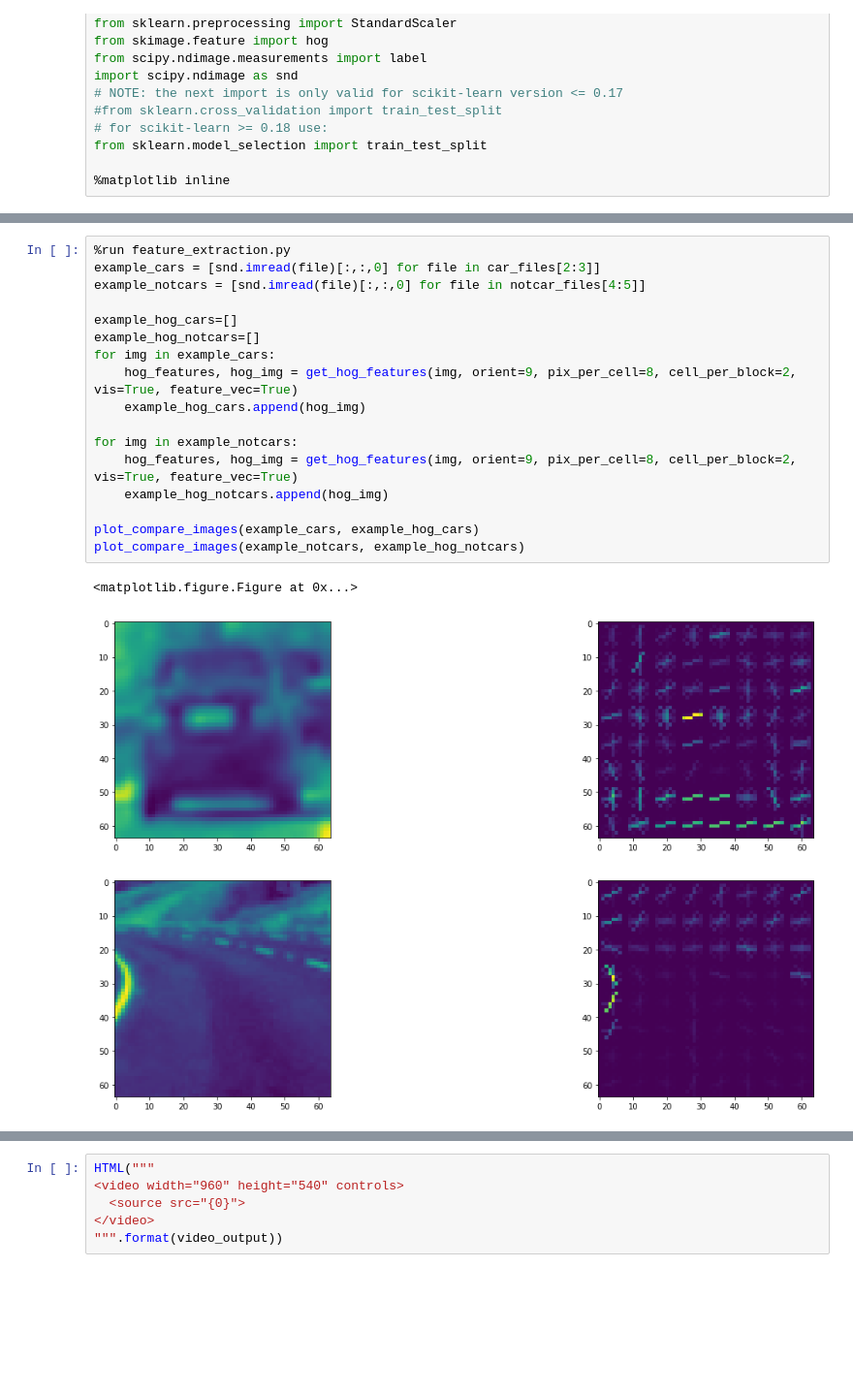
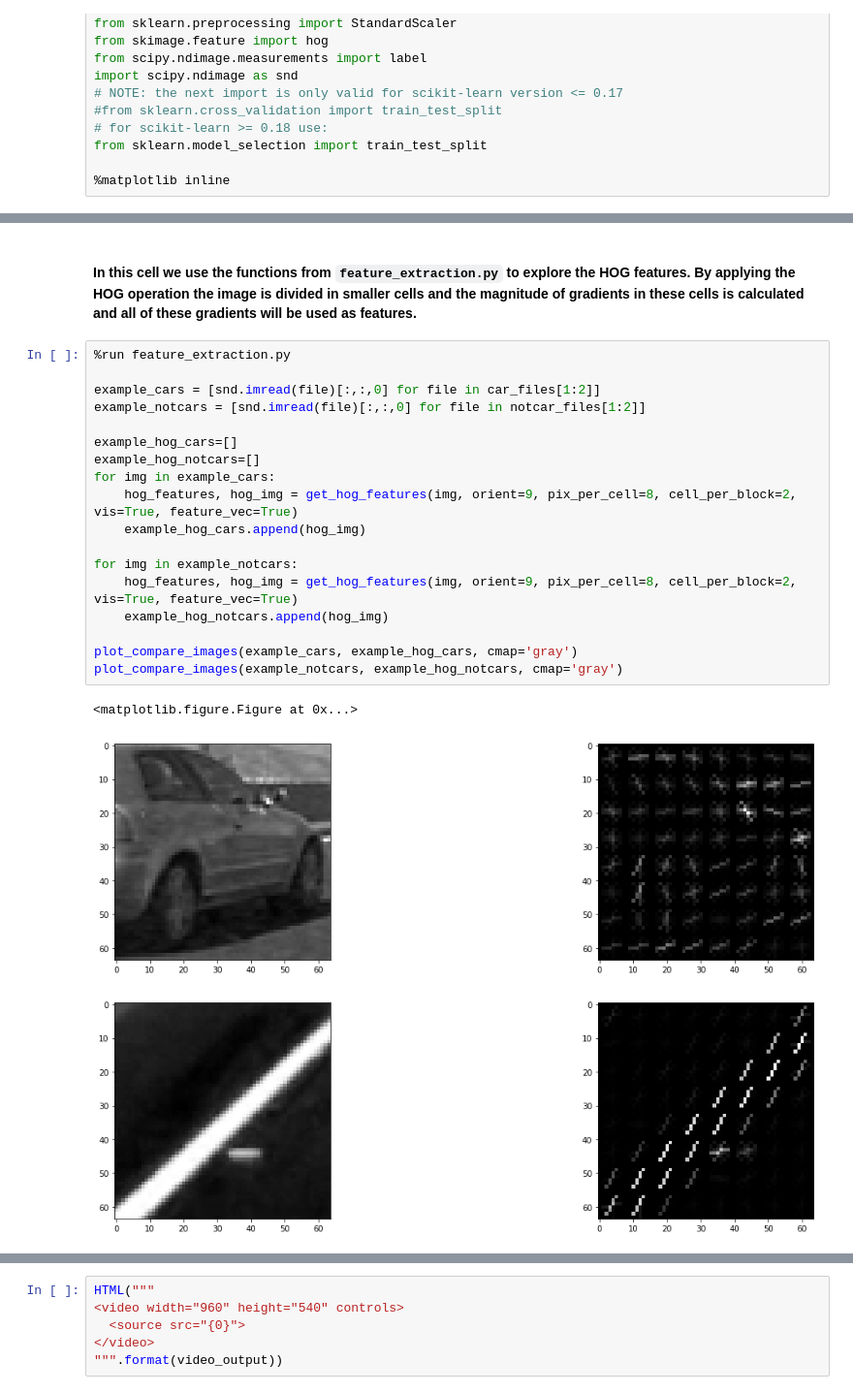
Before and after one commit to jocmom/CarND-Vehicle-Detection, a Jupyter notebook: P5.ipynb, the cells around one changed output, grey strips where cells are left out. Shown at 97% size. Drawn from its saved outputs; the diff is of its cells as text; blank space fills up the shorter version.

```diff
--- a/P5.ipynb
+++ b/P5.ipynb
@@ -56,21 +58,24 @@ Number of non-car files:  8968
+# %% [markdown]
+#### In this cell we use the functions from `feature_extraction.py` to explore the HOG features. By applying the HOG operation the image is divided in smaller cells and the magnitude of gradients in these cells is calculated and all of these gradients will be used as features.
 # %%
 %run feature_extraction.py
-example_cars = [snd.imread(file)[:,:,0] for file in car_files[2:3]]
-example_notcars = [snd.imread(file)[:,:,0] for file in notcar_files[4:5]]
+
+example_cars = [snd.imread(file)[:,:,0] for file in car_files[1:2]]
+example_notcars = [snd.imread(file)[:,:,0] for file in notcar_files[1:2]]
 
 example_hog_cars=[]
 example_hog_notcars=[]
 for img in example_cars:
     hog_features, hog_img = get_hog_features(img, orient=9, pix_per_cell=8, cell_per_block=2, vis=True, feature_vec=True)
     example_hog_cars.append(hog_img)
 
 for img in example_notcars:
     hog_features, hog_img = get_hog_features(img, orient=9, pix_per_cell=8, cell_per_block=2, vis=True, feature_vec=True)
     example_hog_notcars.append(hog_img)
 
-plot_compare_images(example_cars, example_hog_cars)
-plot_compare_images(example_notcars, example_hog_notcars)
+plot_compare_images(example_cars, example_hog_cars, cmap='gray')
+plot_compare_images(example_notcars, example_hog_notcars, cmap='gray')
 # %% [output]
 <matplotlib.figure.Figure at 0x...>
-[figure, old version]
+[figure, new version]
-[figure, old version]
+[figure, new version]
```
Also changed, not shown: parts of 17 cells of this notebook, 3 other files.
